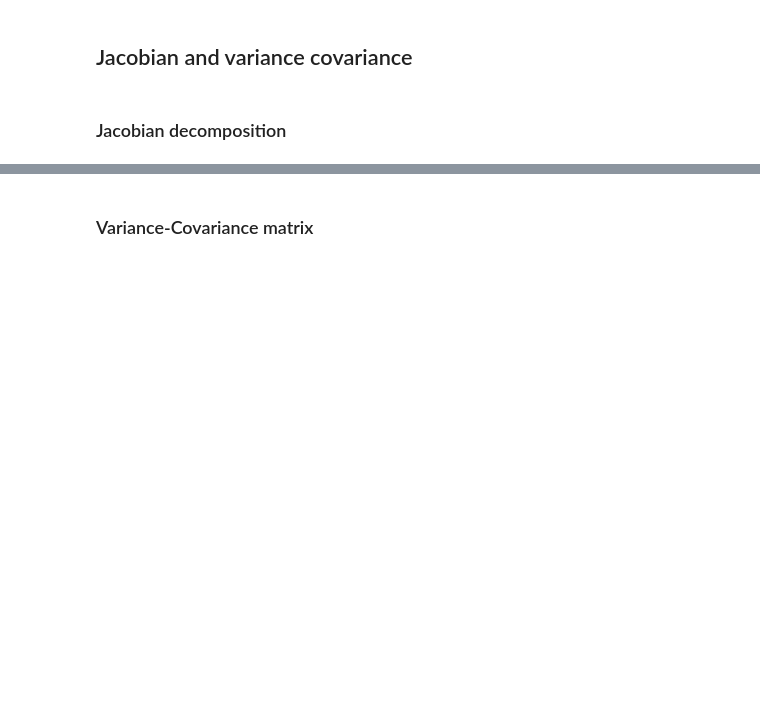
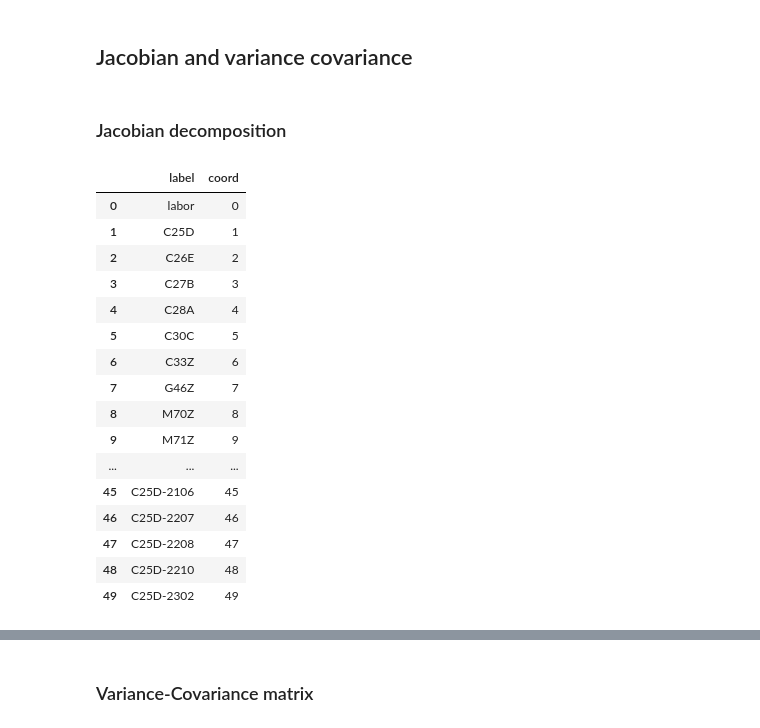
Before and after one commit to SwannChelly/SMM_Spatial_Comovement, a Jupyter notebook: analysis.ipynb, the cells around one changed output, grey strips where cells are left out. Saved outputs shown, nothing was run; the diff lists cells and outputs as text; code cells hidden in the pictures; blank space fills up the shorter version.

```diff
--- a/analysis.ipynb
+++ b/analysis.ipynb
@@ -1345,4 +1330,21 @@ n_pi_r     = empirical_moments_dict['emp_pi_r'].shape[0] - 1
 # %%
+industry = "aero"
+data = load_industry_data(industry)
+globals().update(data)
+
+
+# La Jacobienne est définie sur tous les paramètres sauf ceux de référence.
+# De même pour les moments.
+J = np.load(f"../reporting_{industry}/step2/jacobian_all.npy")
+J_e = np.load(f"../reporting_{industry}/step2/jacobian_all_elasticity.npy")
+
+
+n_labor    = 1
+n_industry = empirical_moments_dict['agg_industry_share'].shape[0] - 1
+n_gamma    = np.count_nonzero(np.ndarray.flatten(empirical_moments_dict['emp_gamma_ls'])) - (n_industry + 1)
+n_reg      = 4
+n_pi_r     = empirical_moments_dict['emp_pi_r'].shape[0] - 1
+
 sector_names = filter_N_upstream_df[['A129']].drop_duplicates().sort_values(by = "A129").reset_index()
 sector_names.index +=1
 sector_names = sector_names['A129'].to_dict()
@@ -1358,36 +1360,54 @@ column_labels = [ze_names[i] for i in range(1, len(ze_names) + 1)]
 # 2. Create the DataFrame
 df_gamma = pd.DataFrame(
     gamma_matrix,
     index=index_labels,
     columns=column_labels
 )
 
 # Display result
 df_gamma = df_gamma.stack().reset_index()
 df_gamma = df_gamma.reset_index()
 df_gamma.columns = ['coord','A129',"ze2010","gamma_ls"]
 df_gamma.sort_values(by = ['A129','ze2010'],inplace = True)
 df_gamma = df_gamma.query('gamma_ls != 0')
 df_gamma['new_coord'] = df_gamma.coord.rank().astype(int)+3
 df_gamma['params'] = df_gamma['A129'] + "-" + df_gamma['ze2010']
 df_gamma['reference'] = df_gamma.gamma_ls == df_gamma.groupby('A129').gamma_ls.transform('max')
 df = pd.DataFrame(["beta_1","beta_2","beta_3","beta_4"], columns = ['params'])
 
-
 y_ticks_map = {
     "labor":None,
     "industry":[x for x in sector_names.values()],
     "gamma_ls":df_gamma.params.to_list(),
     "reg_coef":["beta_1","beta_2","beta_3","beta_4"],
     "pi_r":X_dr.query('downstream_region').ze2010.to_list(),
 }
 
-df = pd.DataFrame(["beta_1","beta_2","beta_3","beta_4","labor"] + y_ticks_map["industry"][1:] + y_ticks_map["pi_r"][1:], columns = ['params'])
+df = pd.DataFrame(["labor"] + y_ticks_map["industry"][1:] + y_ticks_map["pi_r"][1:] + ["beta_1","beta_2","beta_3","beta_4"], columns = ['params'])
 df = pd.concat([df,df_gamma.query('~reference')[['params']]])
-df = df.reset_index()
+df = df.reset_index(drop = True).reset_index()
 df['coord'] = df['index'].rank().astype(int)-1
 df['label'] = df.params
 df = df[['label','coord']]
+df.head(50)
+# %% [output]
+|  | label | coord |
+| 0 | labor | 0 |
+| 1 | C25D | 1 |
+| 2 | C26E | 2 |
+| 3 | C27B | 3 |
+| 4 | C28A | 4 |
+| 5 | C30C | 5 |
+| 6 | C33Z | 6 |
+| 7 | G46Z | 7 |
+| 8 | M70Z | 8 |
+| 9 | M71Z | 9 |
+| ... | ... | ... |
+| 45 | C25D-2106 | 45 |
+| 46 | C25D-2207 | 46 |
+| 47 | C25D-2208 | 47 |
+| 48 | C25D-2210 | 48 |
+| 49 | C25D-2302 | 49 |
 # %%
 import numpy as np
 import matplotlib.pyplot as plt
```
Also changed, not shown: parts of 20 cells of this notebook, 2 other files.
